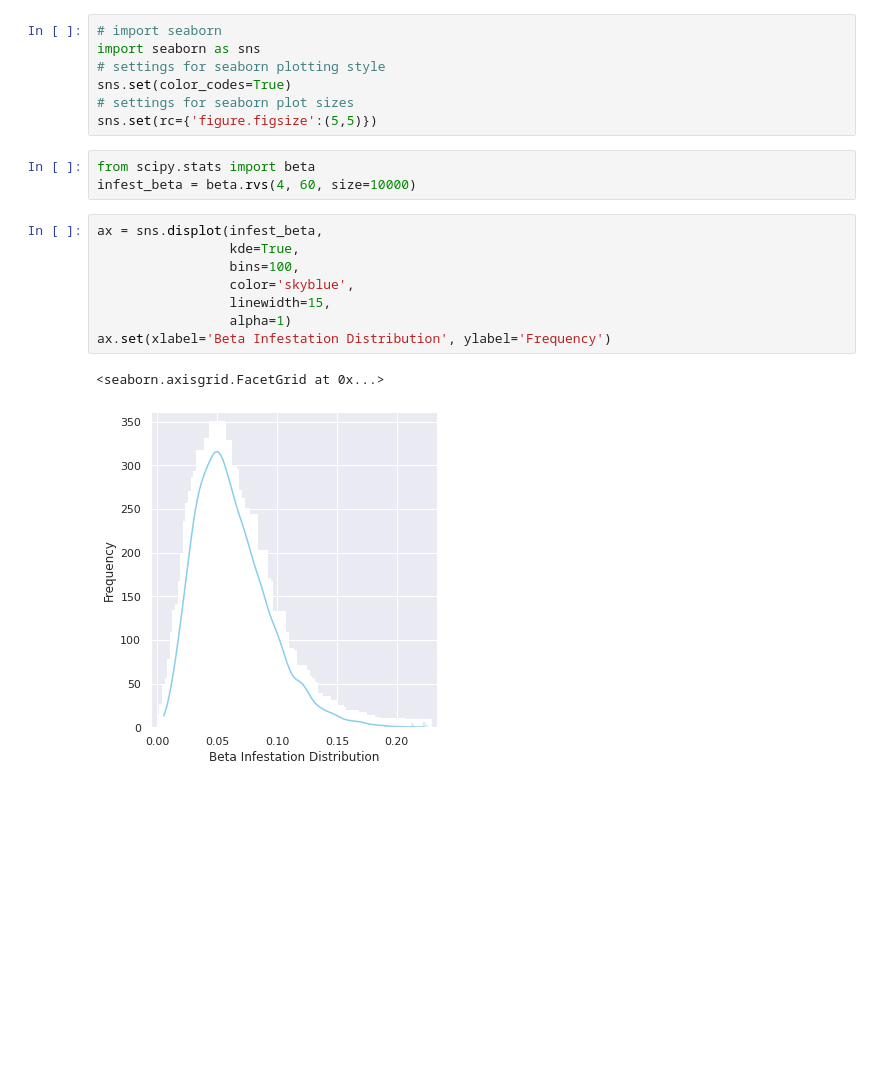
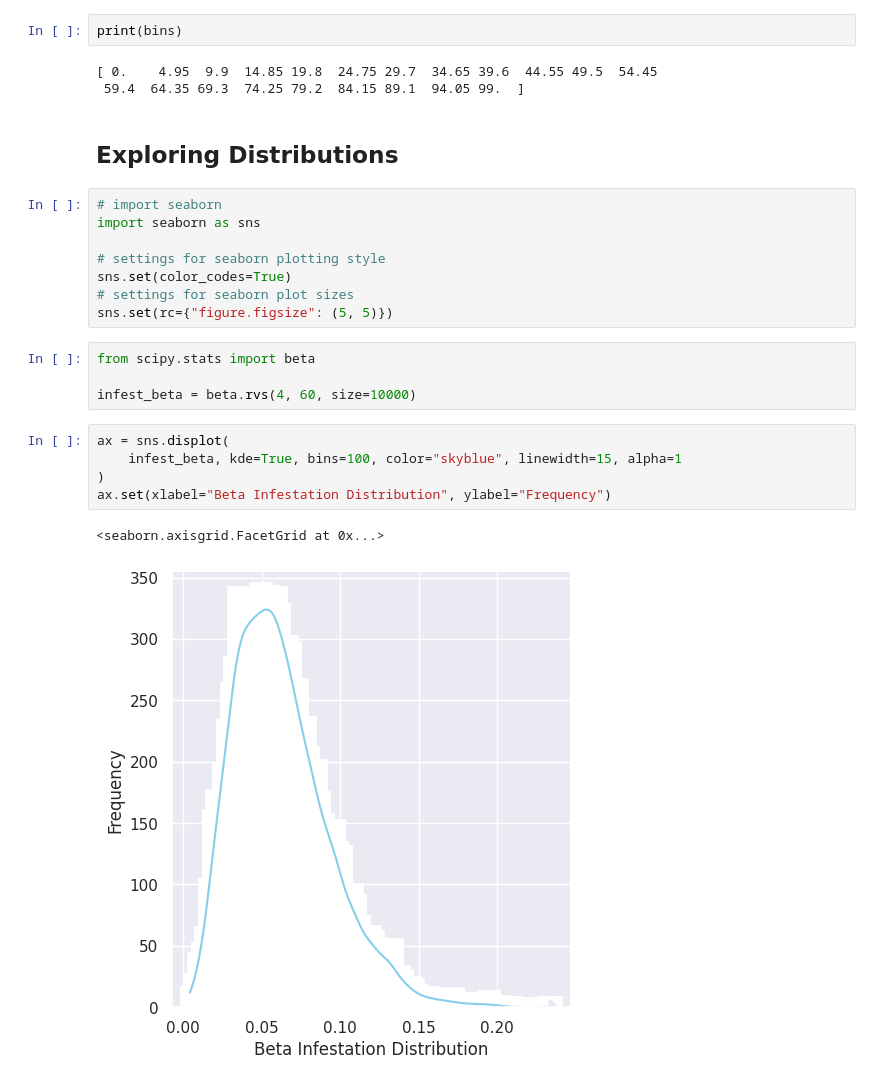
Before and after one commit to ncsu-landscape-dynamics/popsborder, a Jupyter notebook: examples/notebooks/contaminant_clustering.ipynb, the cells around one changed output. Cells and saved outputs as stored; diff of their text form; blank space fills up the shorter version.

```diff
--- a/examples/notebooks/contaminant_clustering.ipynb
+++ b/examples/notebooks/contaminant_clustering.ipynb
@@ -7,24 +100,30 @@ import math
+# %%
+print(bins)
+# %% [output]
+[ 0.    4.95  9.9  14.85 19.8  24.75 29.7  34.65 39.6  44.55 49.5  54.45
+ 59.4  64.35 69.3  74.25 79.2  84.15 89.1  94.05 99.  ]
+# %% [markdown]
+## Exploring Distributions
 # %%
 # import seaborn
 import seaborn as sns
+
 # settings for seaborn plotting style
 sns.set(color_codes=True)
 # settings for seaborn plot sizes
-sns.set(rc={'figure.figsize':(5,5)})
+sns.set(rc={"figure.figsize": (5, 5)})
 # %%
 from scipy.stats import beta
+
 infest_beta = beta.rvs(4, 60, size=10000)
 # %%
-ax = sns.displot(infest_beta,
-                 kde=True,
-                 bins=100,
-                 color='skyblue',
-                 linewidth=15,
-                 alpha=1)
-ax.set(xlabel='Beta Infestation Distribution', ylabel='Frequency')
+ax = sns.displot(
+    infest_beta, kde=True, bins=100, color="skyblue", linewidth=15, alpha=1
+)
+ax.set(xlabel="Beta Infestation Distribution", ylabel="Frequency")
 # %% [output]
 <seaborn.axisgrid.FacetGrid at 0x...>
-[figure, old version]
+[figure, new version]
 # %%
 # Choose infestation rate for shipment from beta distribution
 infest_rate = beta.rvs(4, 60, size=1)
```
Also changed, not shown: parts of 14 cells of this notebook.
